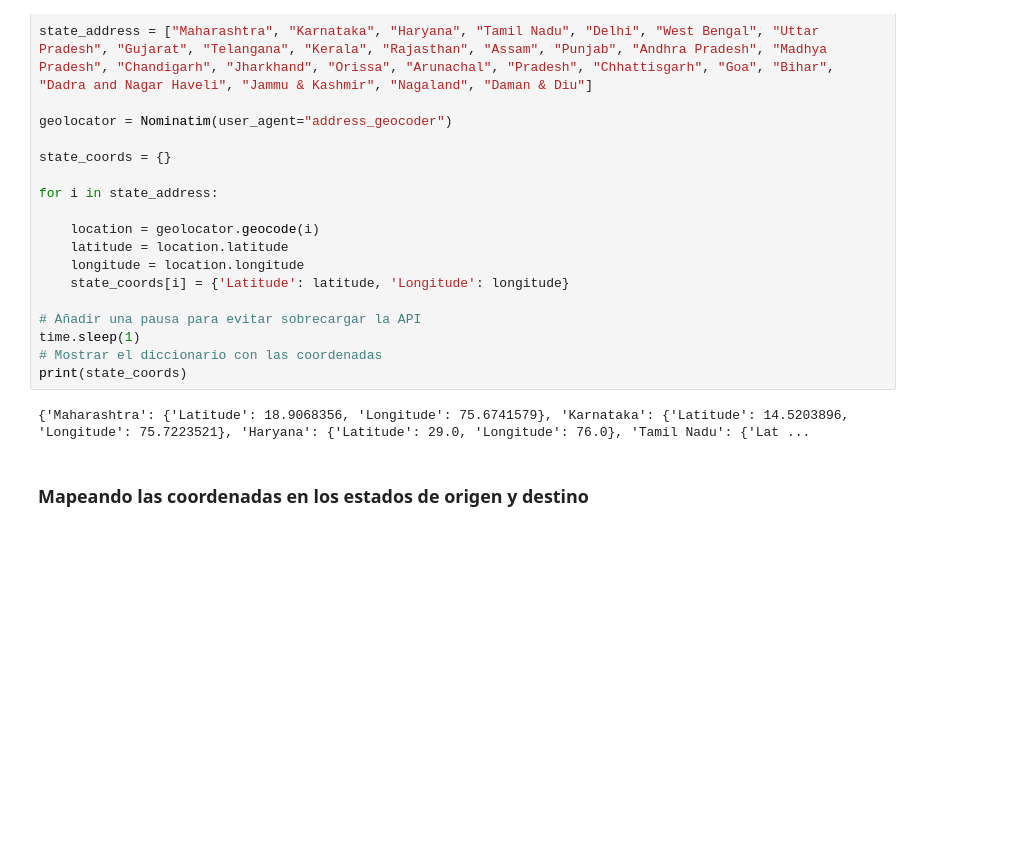
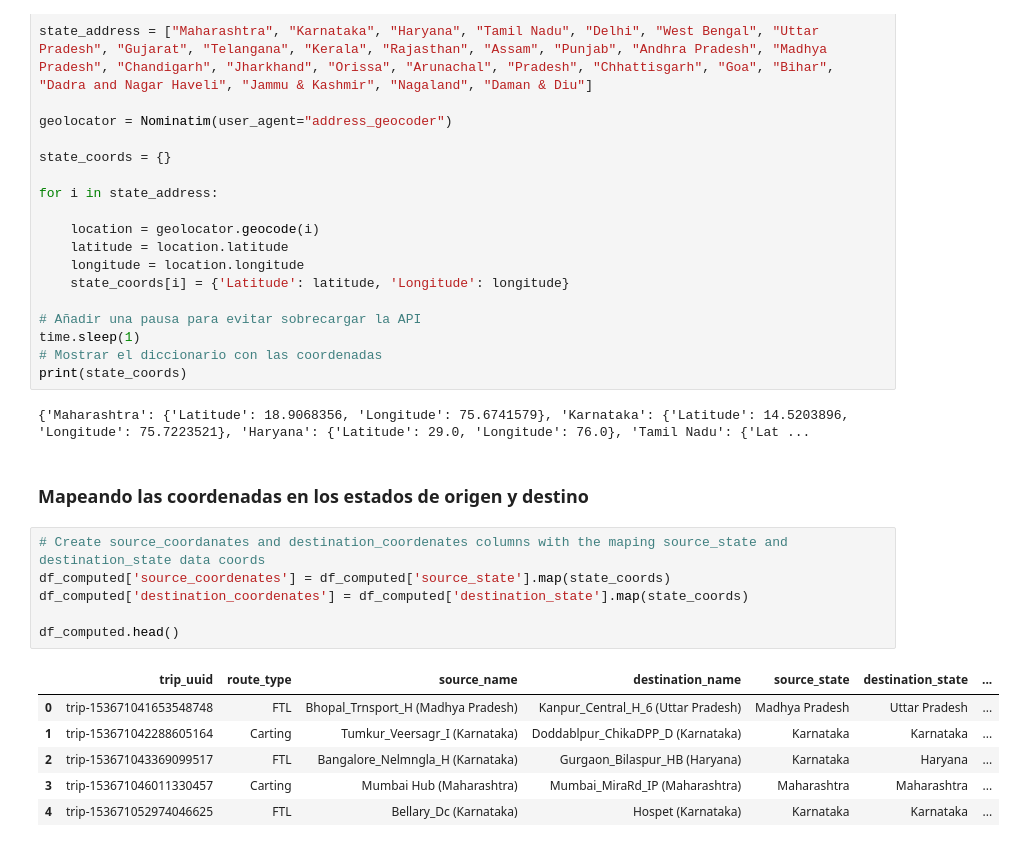
Before and after one commit to luroel/Deep-Dive-Delhivery, a Jupyter notebook: main.ipynb, the cells around one changed output. Cells and saved outputs as stored; diff of their text form; blank space fills up the shorter version.

Commit message:
Mapear las coordenadas de las columnas source_state, destination_state y combinarlas en una lista para clustering

```diff
--- a/main.ipynb
+++ b/main.ipynb
@@ -415,3 +415,16 @@ print(state_coords)
 {'Maharashtra': {'Latitude': 18.9068356, 'Longitude': 75.6741579}, 'Karnataka': {'Latitude': 14.5203896, 'Longitude': 75.7223521}, 'Haryana': {'Latitude': 29.0, 'Longitude': 76.0}, 'Tamil Nadu': {'Lat ...
 # %% [markdown]
 ### Mapeando las coordenadas en los estados de origen y destino
+# %%
+# Create source_coordanates and destination_coordenates columns with the maping source_state and destination_state data coords
+df_computed['source_coordenates'] = df_computed['source_state'].map(state_coords)
+df_computed['destination_coordenates'] = df_computed['destination_state'].map(state_coords)
+
+df_computed.head()
+# %% [output]
+|  | trip_uuid | route_type | source_name | destination_name | source_state | destination_state | ... |
+| 0 | trip-153671041653548748 | FTL | Bhopal_Trnsport_H (Madhya Pradesh) | Kanpur_Central_H_6 (Uttar Pradesh) | Madhya Pradesh | Uttar Pradesh | ... |
+| 1 | trip-153671042288605164 | Carting | Tumkur_Veersagr_I (Karnataka) | Doddablpur_ChikaDPP_D (Karnataka) | Karnataka | Karnataka | ... |
+| 2 | trip-153671043369099517 | FTL | Bangalore_Nelmngla_H (Karnataka) | Gurgaon_Bilaspur_HB (Haryana) | Karnataka | Haryana | ... |
+| 3 | trip-153671046011330457 | Carting | Mumbai Hub (Maharashtra) | Mumbai_MiraRd_IP (Maharashtra) | Maharashtra | Maharashtra | ... |
+| 4 | trip-153671052974046625 | FTL | Bellary_Dc (Karnataka) | Hospet (Karnataka) | Karnataka | Karnataka | ... |
```
Also changed, not shown: parts of 1 cell of this notebook.
